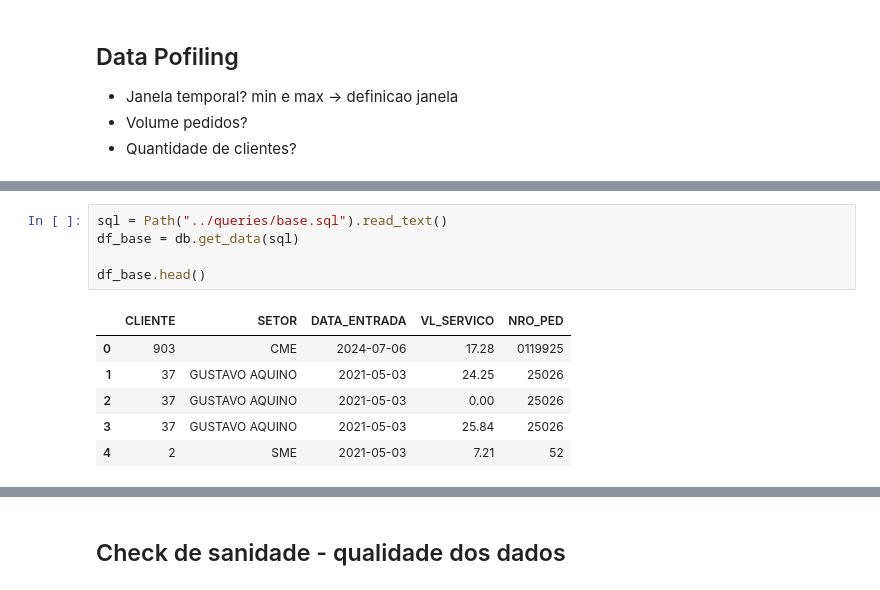
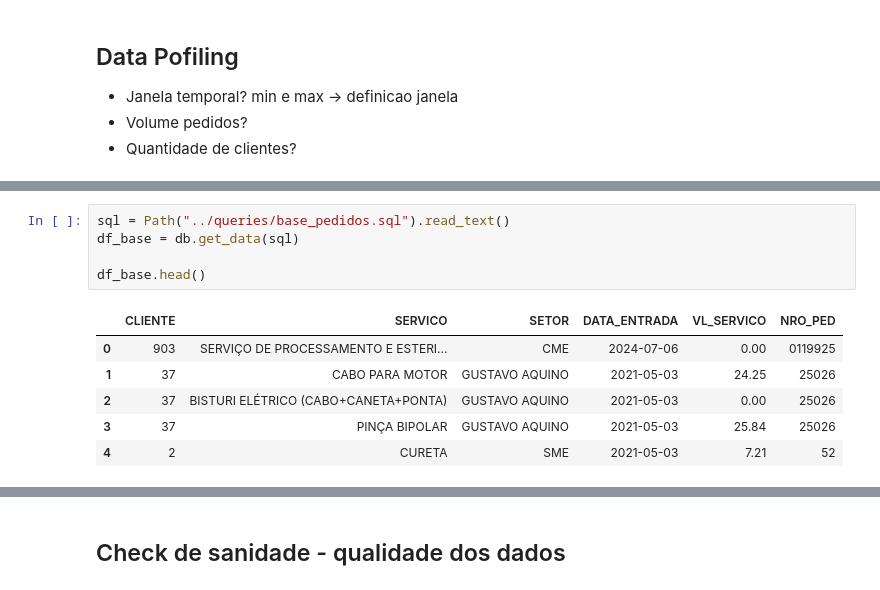
Before and after one commit to stephanie-mendes26/curtomer_churn_prediction, a Jupyter notebook: notebooks/01_pedidos_eda.ipynb, the cells around one changed output, grey strips where cells are left out. Cells and saved outputs as stored; diff of their text form.

```diff
--- a/notebooks/01_pedidos_eda.ipynb
+++ b/notebooks/01_pedidos_eda.ipynb
@@ -84,12 +87,12 @@ results["DATA MIN MAX"]
 # %%
-sql = Path("../queries/base.sql").read_text()
+sql = Path("../queries/base_pedidos.sql").read_text()
 df_base = db.get_data(sql)
 
 df_base.head()
 # %% [output]
-|  | CLIENTE | SETOR | DATA_ENTRADA | VL_SERVICO | NRO_PED |
-| 0 | 903 | CME | 2024-07-06 | 17.28 | 0119925 |
-| 1 | 37 | GUSTAVO AQUINO | 2021-05-03 | 24.25 | 25026 |
-| 2 | 37 | GUSTAVO AQUINO | 2021-05-03 | 0.00 | 25026 |
-| 3 | 37 | GUSTAVO AQUINO | 2021-05-03 | 25.84 | 25026 |
-| 4 | 2 | SME | 2021-05-03 | 7.21 | 52 |
+|  | CLIENTE | SERVICO | SETOR | DATA_ENTRADA | VL_SERVICO | NRO_PED |
+| 0 | 903 | SERVIÇO DE PROCESSAMENTO E ESTERI... | CME | 2024-07-06 | 0.00 | 0119925 |
+| 1 | 37 | CABO PARA MOTOR | GUSTAVO AQUINO | 2021-05-03 | 24.25 | 25026 |
+| 2 | 37 | BISTURI ELÉTRICO (CABO+CANETA+PONTA) | GUSTAVO AQUINO | 2021-05-03 | 0.00 | 25026 |
+| 3 | 37 | PINÇA BIPOLAR | GUSTAVO AQUINO | 2021-05-03 | 25.84 | 25026 |
+| 4 | 2 | CURETA | SME | 2021-05-03 | 7.21 | 52 |
```
Also changed, not shown: parts of 70 cells of this notebook, 12 other files.
